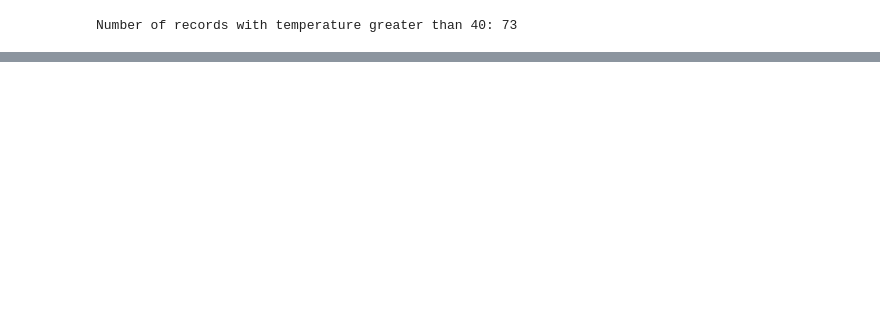
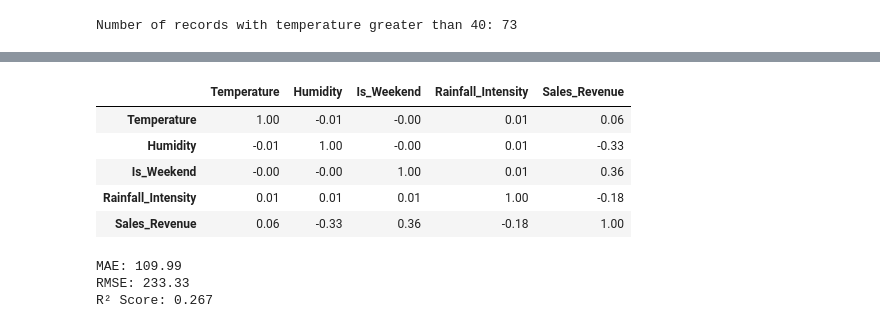
Before and after one commit to panosstavrianakos99-code/Ice-Cream-Sales, a Jupyter notebook: Ice_Cream_Analysis.ipynb, the cells around one changed output, grey strips where cells are left out. Cells and saved outputs as stored; diff of their text form; code cells hidden in the pictures; blank space fills up the shorter version.

Commit message:
Placing Predictions

```diff
--- a/Ice_Cream_Analysis.ipynb
+++ b/Ice_Cream_Analysis.ipynb
@@ -218,0 +228,48 @@ plt.show()
+# %%
+corr = round(df.drop(columns=["Counter"]).select_dtypes(include=["number"]).corr(), 2)
+corr
+# %% [output]
+|  | Temperature | Humidity | Is_Weekend | Rainfall_Intensity | Sales_Revenue |
+| Temperature | 1.00 | -0.01 | -0.00 | 0.01 | 0.06 |
+| Humidity | -0.01 | 1.00 | -0.00 | 0.01 | -0.33 |
+| Is_Weekend | -0.00 | -0.00 | 1.00 | 0.01 | 0.36 |
+| Rainfall_Intensity | 0.01 | 0.01 | 0.01 | 1.00 | -0.18 |
+| Sales_Revenue | 0.06 | -0.33 | 0.36 | -0.18 | 1.00 |
+# %%
+from sklearn.model_selection import train_test_split
+from sklearn.linear_model import LinearRegression
+from sklearn.metrics import mean_absolute_error, mean_squared_error, r2_score
+import numpy as np
+
+# Remove rows where the target is missing
+model_df = df.dropna(subset=['Sales_Revenue']).copy()
+
+features = [
+    'Temperature',
+    'Humidity',
+    'Is_Weekend',
+    'Rainfall_Intensity'
+]
+
+X = model_df[features]
+y = model_df['Sales_Revenue']
+
+X_train, X_test, y_train, y_test = train_test_split(
+    X,
+    y,
+    test_size=0.2,
+    random_state=42
+)
+
+model = LinearRegression()
+model.fit(X_train, y_train)
+
+predictions = model.predict(X_test)
+
+print(f"MAE: {mean_absolute_error(y_test, predictions):.2f}")
+print(f"RMSE: {np.sqrt(mean_squared_error(y_test, predictions)):.2f}")
+print(f"R² Score: {r2_score(y_test, predictions):.3f}")
+# %% [output]
+MAE: 109.99
+RMSE: 233.33
+R² Score: 0.267
```
Also changed, not shown: parts of 10 cells of this notebook.
